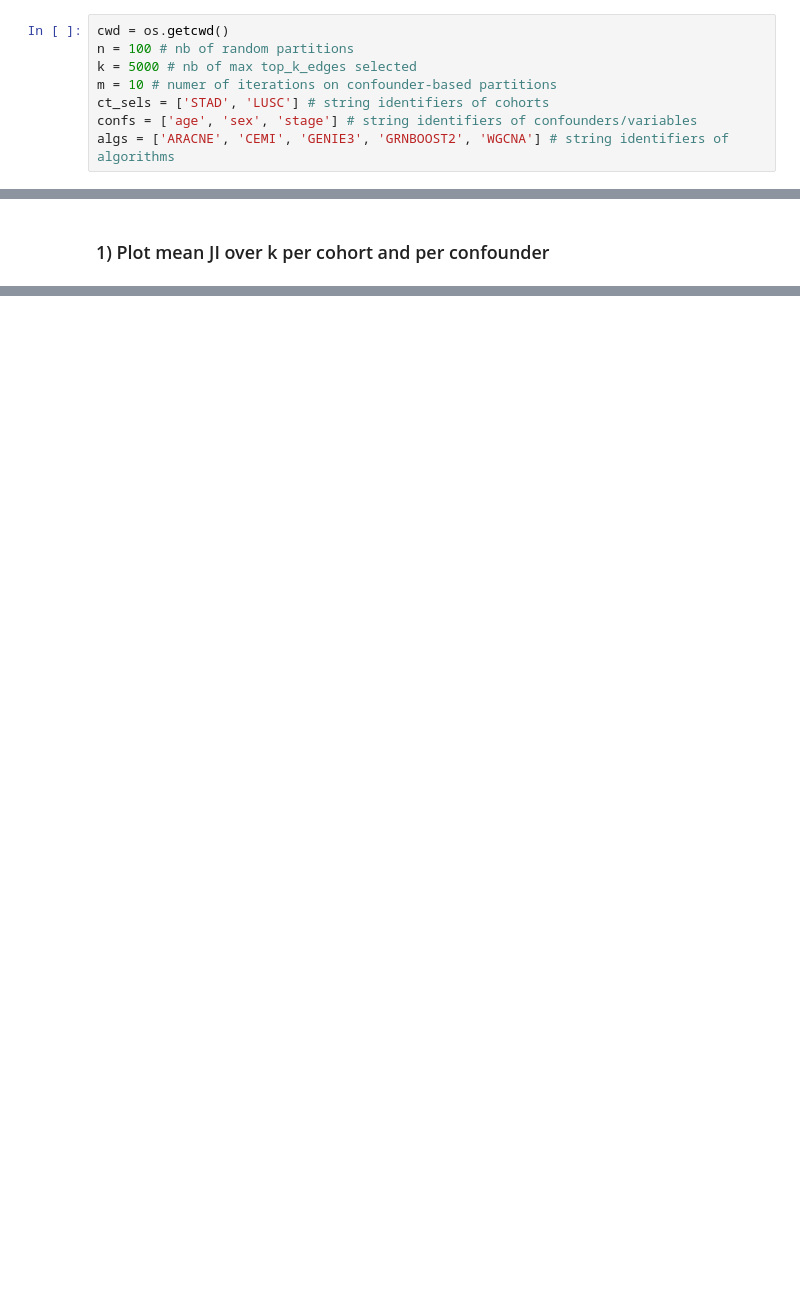
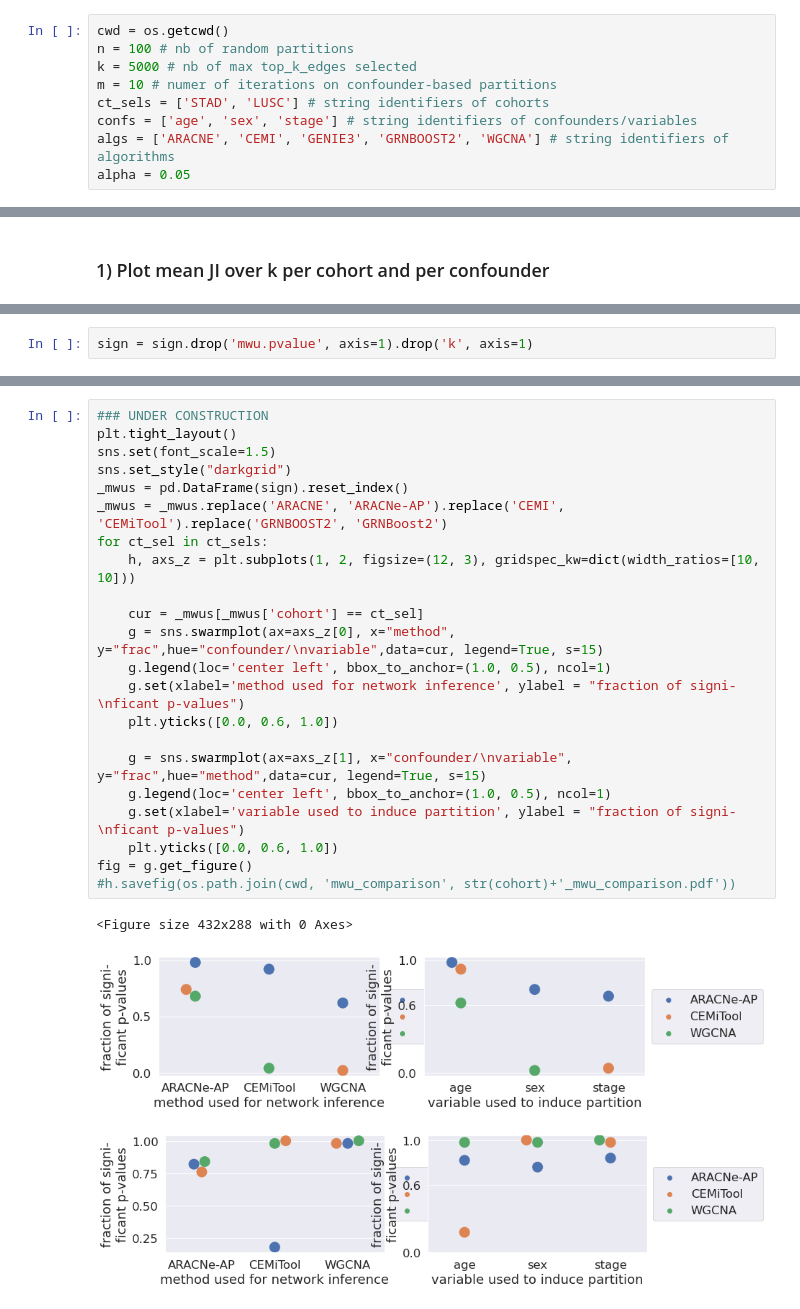
Before and after one commit to bionetslab/grn-confounders, a Jupyter notebook: results_paper/visualize mean_JIs_blocks.ipynb, the cells around one changed output, grey strips where cells are left out. Saved outputs shown, nothing was run; the diff lists cells and outputs as text; blank space fills up the shorter version.

```diff
--- a/results_paper/visualize mean_JIs_blocks.ipynb
+++ b/results_paper/visualize mean_JIs_blocks.ipynb
@@ -17,6 +17,7 @@ m = 10 # numer of iterations on confounder-based partitions
 ct_sels = ['STAD', 'LUSC'] # string identifiers of cohorts
 confs = ['age', 'sex', 'stage'] # string identifiers of confounders/variables
 algs = ['ARACNE', 'CEMI', 'GENIE3', 'GRNBOOST2', 'WGCNA'] # string identifiers of algorithms
+alpha = 0.05
 # %% [markdown]
 ### Read data from Jaccard Indices for all tools, confounders, cohorts and partition types
 # %%
@@ -107,0 +114,2 @@ for ct_sel in ct_sels:
+# %%
+sign = sign.drop('mwu.pvalue', axis=1).drop('k', axis=1)
@@ -107,0 +141,26 @@ for ct_sel in ct_sels:
+# %%
+### UNDER CONSTRUCTION
+plt.tight_layout()
+sns.set(font_scale=1.5)
+sns.set_style("darkgrid")
+_mwus = pd.DataFrame(sign).reset_index()
+_mwus = _mwus.replace('ARACNE', 'ARACNe-AP').replace('CEMI', 'CEMiTool').replace('GRNBOOST2', 'GRNBoost2')
+for ct_sel in ct_sels:
+    h, axs_z = plt.subplots(1, 2, figsize=(12, 3), gridspec_kw=dict(width_ratios=[10, 10]))
+
+    cur = _mwus[_mwus['cohort'] == ct_sel]
+    g = sns.swarmplot(ax=axs_z[0], x="method", y="frac",hue="confounder/\nvariable",data=cur, legend=True, s=15)
+    g.legend(loc='center left', bbox_to_anchor=(1.0, 0.5), ncol=1)
+    g.set(xlabel='method used for network inference', ylabel = "fraction of signi-\nficant p-values")
+    plt.yticks([0.0, 0.6, 1.0])
+
+    g = sns.swarmplot(ax=axs_z[1], x="confounder/\nvariable", y="frac",hue="method",data=cur, legend=True, s=15)
+    g.legend(loc='center left', bbox_to_anchor=(1.0, 0.5), ncol=1)
+    g.set(xlabel='variable used to induce partition', ylabel = "fraction of signi-\nficant p-values")
+    plt.yticks([0.0, 0.6, 1.0])
+fig = g.get_figure()
+#h.savefig(os.path.join(cwd, 'mwu_comparison', str(cohort)+'_mwu_comparison.pdf'))
+# %% [output]
+<Figure size 432x288 with 0 Axes>
+[figure, added]
+[figure, added]
```
Also changed, not shown: parts of 10 cells of this notebook.
